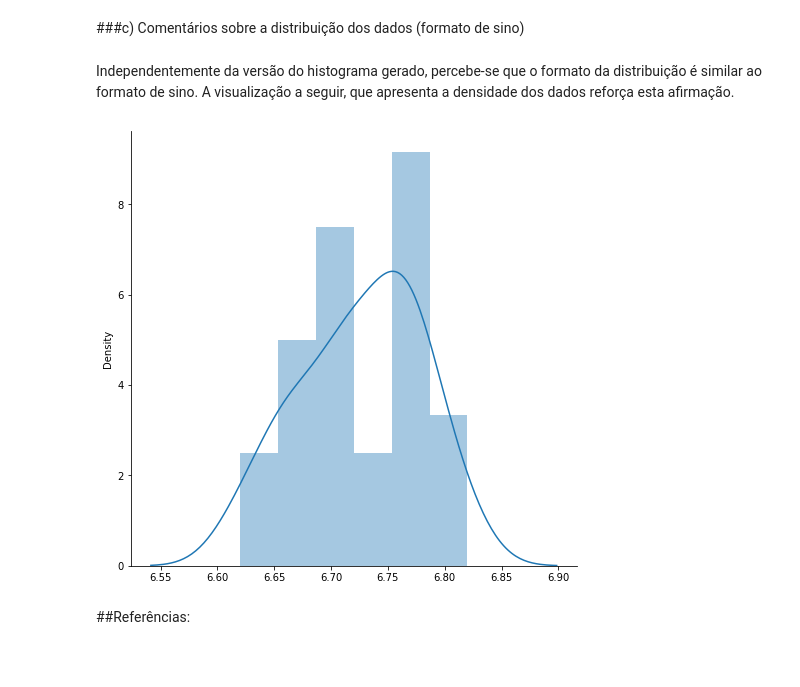
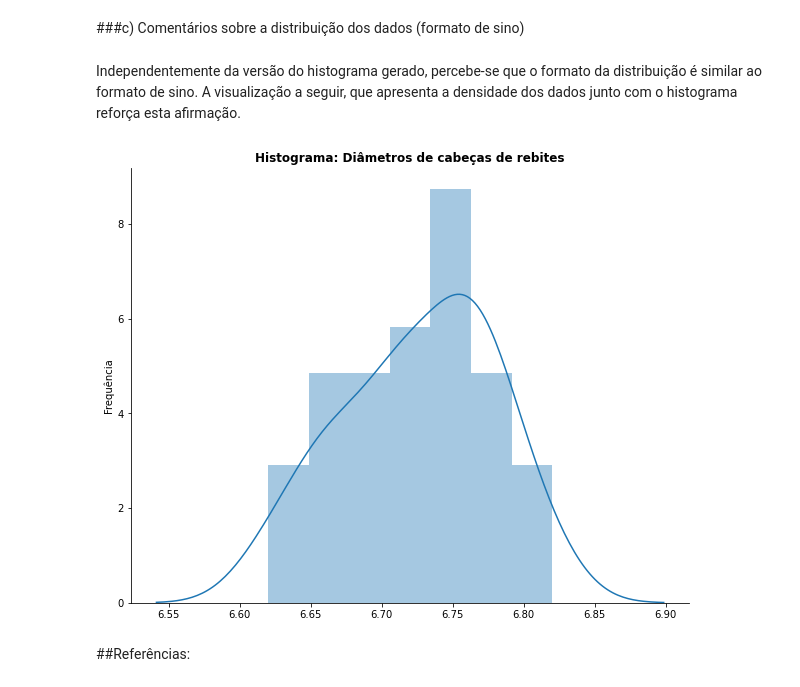
Before and after one commit to janiosl/python.ds, a Jupyter notebook: estatistica/me/estat_tarefa02.ipynb, the cells around one changed output. Drawn from its saved outputs; the diff is of its cells as text; code cells hidden in the pictures; blank space fills up the shorter version.

```diff
--- a/estatistica/me/estat_tarefa02.ipynb
+++ b/estatistica/me/estat_tarefa02.ipynb
@@ -283,18 +298,21 @@ O aumento da quantidade de faixas permite uma melhor visualização dos detalhes
 # %% [markdown]
 ###c) Comentários sobre a distribuição dos dados (formato de sino)
 # %% [markdown]
-Independentemente da versão do histograma gerado, percebe-se que o formato da distribuição é similar ao formato de sino. A visualização a seguir, que apresenta a densidade dos dados reforça esta afirmação.
+Independentemente da versão do histograma gerado, percebe-se que o formato da distribuição é similar ao formato de sino. A visualização a seguir, que apresenta a densidade dos dados junto com o histograma reforça esta afirmação.
 # %%
 data = diametros
 
-plt.figure(figsize = (8, 8))
-sns.distplot(data)
+plt.figure(figsize = (10, 8))
+sns.distplot(data, bins=7)
+
+plt.title('Histograma: Diâmetros de cabeças de rebites', fontweight='bold')
+plt.ylabel('Frequência')
 sns.despine()
 
 out = 'tar02_q3c3_histograma.png'
 plt.savefig(out)
 # %% [output]
-[figure, old version]
+[figure, new version]
 # %% [markdown]
 ##Referências:
 # %% [markdown]
```
Also changed, not shown: parts of 3 cells of this notebook.
